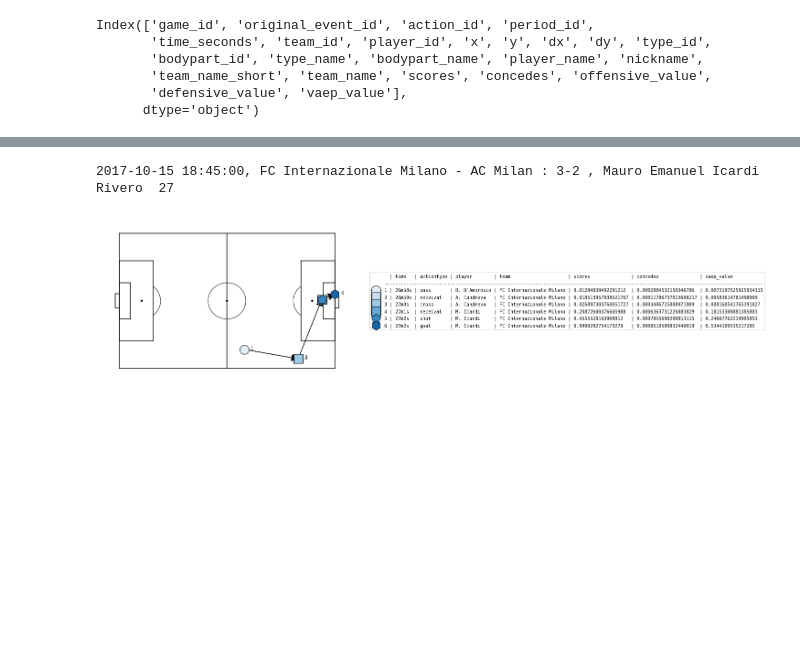
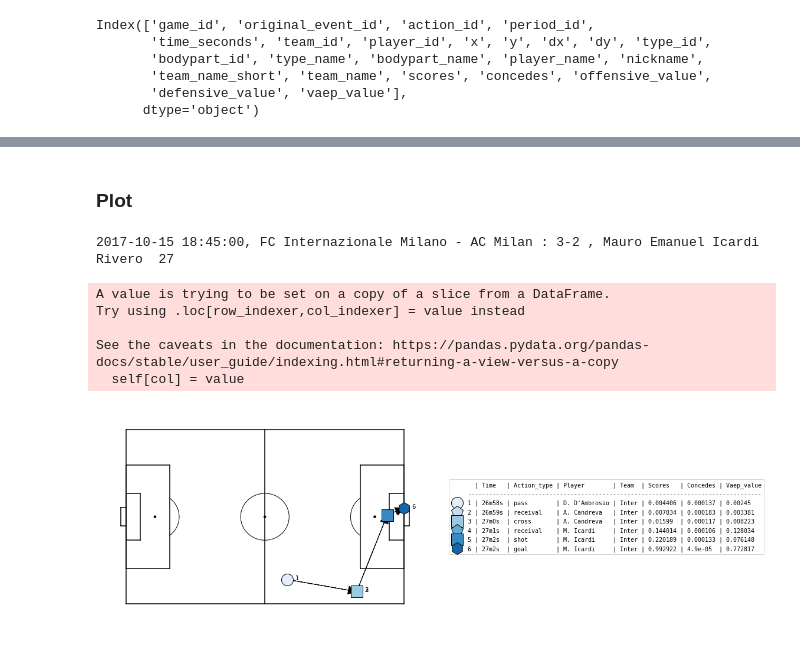
Before and after one commit to leonardoy99/Thesis_Moneyball, a Jupyter notebook: Code/Atomic_SPADL_ITA.ipynb, the cells around one changed output, grey strips where cells are left out. Saved outputs shown, nothing was run; the diff lists cells and outputs as text; code cells hidden in the pictures; blank space fills up the shorter version.

```diff
--- a/Code/Atomic_SPADL_ITA.ipynb
+++ b/Code/Atomic_SPADL_ITA.ipynb
@@ -263,6 +266,3 @@ atomic_actions[:5]
 | 2 | 2576034 | 196692209 | 2 | 1 | 4.118994 | 3157 | 37732 | 68.25 | 40.12 | ... |
 | 3 | 2576034 | 196692209 | 3 | 1 | 5.348591 | 3157 | 285109 | 57.75 | 55.76 | ... |
 | 4 | 2576034 | 196692210 | 4 | 1 | 6.578187 | 3157 | 285109 | 57.75 | 55.76 | ... |
-# %%
-for i in atomic_actions.columns:
-    print (i)
@@ -597,7 +450,7 @@ nb of games: 114
 # %%
 #For each game in the test set, append the predictions and compute vaep
 A = []
-for game in tqdm.tqdm(list(testgames.itertuples()), desc="Loading actions"):
+for game in tqdm.tqdm(list(games.itertuples()), desc="Loading actions"):
     actions = pd.HDFStore(spadl_h5) [f"actions/game_{game.game_id}"]
     actions = (
         atomicspadl.add_names(actions)
@@ -654,0 +474,12 @@ playersR.sort_values("vaep_value", ascending=False)[:20]
+# %%
+#Df with players and roles
+df_players = pd.read_json('/Users/leonardoyang/Desktop/Tesi/Wyscout/raw/players.json')
+df_players = df_players[['wyId','shortName','role','currentTeamId']]
+Role = []
+for i in range(len(df_players)):
+    Role.append(df_players['role'][i]['name'])
+
+df_players['Role'] = Role
+df_players.drop('role', axis = 1,inplace = True)
+
+df_players = pd.merge(df_players, teams, left_on = 'currentTeamId', right_on = 'team_id').drop(['currentTeamId','team_id','team_name'], axis = 1).rename(columns={'team_name_short':'Team'})
@@ -692,0 +742,7 @@ stats.sort_values("defensive_rating",ascending=False)[:10]
+# %%
+all_games = pd.DataFrame()
+for game in tqdm.tqdm(games.game_id, desc="Loading actions"):
+    actions = atomicspadl.add_names(pd.HDFStore(spadl_h5) [f"actions/game_{game}"])[['type_name','bodypart_name']]
+    all_games = all_games.append(actions)
+
+all_games = all_games.groupby('type_name').count().rename(columns = {'bodypart_name':'Count'}).sort_values('Count', ascending = False)
@@ -693,6 +770,8 @@ stats.sort_values("defensive_rating",ascending=False)[:10]
+# %% [markdown]
+### Plot
 # %%
 #For each game in the test set, append the predictions and compute vaep
-A = []
+B = []
 actions = pd.HDFStore(spadl_h5) [f"actions/game_2576034"]
 actions = (
         atomicspadl.add_names(actions)
@@ -703,40 +782,49 @@ actions = (
 )
 preds = pd.HDFStore(predictions_h5) [f"game_2576034"]
 values = vaepformula.value(actions, preds.scores, preds.concedes)
-A.append(pd.concat([actions, preds, values], axis=1))
+B.append(pd.concat([actions, preds, values], axis=1))
 
-A = pd.concat(A).sort_values(["game_id", "period_id", "time_seconds"]).reset_index(drop=True)
+B = pd.concat(B).sort_values(["game_id", "period_id", "time_seconds"]).reset_index(drop=True)
+B['scores'] = B['scores'].round(decimals = 6)
+B['concedes'] = B['concedes'].round(decimals = 6)
+B['vaep_value'] = B['vaep_value'].round(decimals = 6)
 
 #Plot
-a = A.copy()
+a = B.copy()
 #Actions.type_name
 pos = a[a.type_name == 'goal' ][0:1].action_id.values[0]
 a = a[pos-5 : pos+1].copy()
 
 a["start_x"] = a.x
 a["start_y"] = a.y
 a["end_x"] = a.x + a.dx
 a["end_y"] = a.y + a.dy
 
 game = games[(games.country_name == "Italy") & (games.home_team_name_short == "Internazionale") & (games.away_team_name_short== "Milan")]
 g = game.iloc[0]
 minute = int((a.period_id.values[0] - 1) * 45 + a.time_seconds.values[0] // 60)
 game_info = f"{g.game_date}, {g.home_team_name} - {g.away_team_name} : {g.home_score}-{g.away_score} , {a[-1:].player_name.values[0]} {minute + 1}"
 print(game_info)
 
 
 a["nice_time"] = a.apply(nice_time,axis=1)
-labels = a[["nice_time", "type_name", "nickname", "team_name",'scores','concedes','vaep_value']]
-
+labels = a[["nice_time", "type_name", "nickname", "team_name_short",'scores','concedes','vaep_value']]
+labels[['team_name_short']] = 'Inter'
+#labels.iloc[-1:,4:5] = 1
 matplotsoccer.actions(
     location=a[["start_x", "start_y", "end_x", "end_y"]],
     action_type=a.type_name,
     team= a.team_name,
     label=labels,
-    labeltitle=["time", "actiontype", "player", "team",'scores','concedes','vaep_value'],
+    labeltitle=["Time", "Action_type", "Player", "Team",'Scores','Concedes','Vaep_value'],
     zoom=False,
     figsize=10
 )
 # %% [output]
 2017-10-15 18:45:00, FC Internazionale Milano - AC Milan : 3-2 , Mauro Emanuel Icardi Rivero  27
+A value is trying to be set on a copy of a slice from a DataFrame.
+Try using .loc[row_indexer,col_indexer] = value instead
+
+See the caveats in the documentation: https://pandas.pydata.org/pandas-docs/stable/user_guide/indexing.html#returning-a-view-versus-a-copy
+  self[col] = value
-[figure, old version]
+[figure, new version]
```
Also changed, not shown: parts of 59 cells of this notebook, 4 other files.
